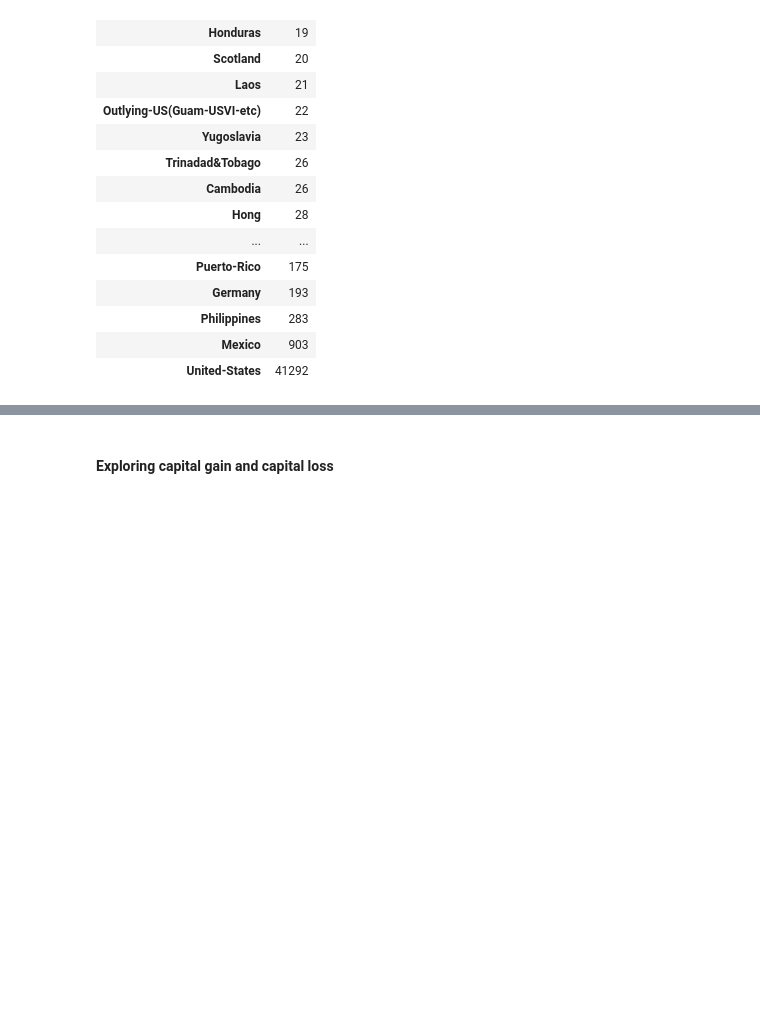
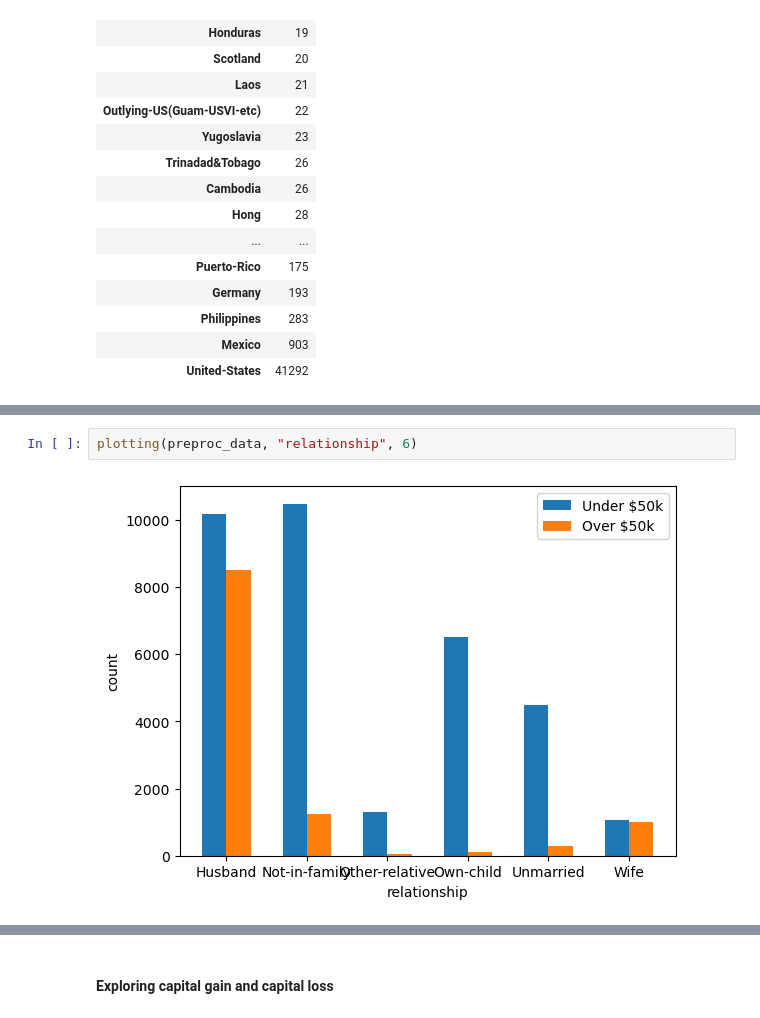
Before and after one commit to Jystine/dsc148-project, a Jupyter notebook: raine-eda.ipynb, the cells around one changed output, grey strips where cells are left out. Drawn from its saved outputs; the diff is of its cells as text; blank space fills up the shorter version.

```diff
--- a/raine-eda.ipynb
+++ b/raine-eda.ipynb
@@ -426,0 +437,4 @@ plotting(preproc_data, "income", 1)
+# %%
+plotting(preproc_data, "relationship", 6)
+# %% [output]
+[figure, added]
```
Also changed, not shown: parts of 28 cells of this notebook.
